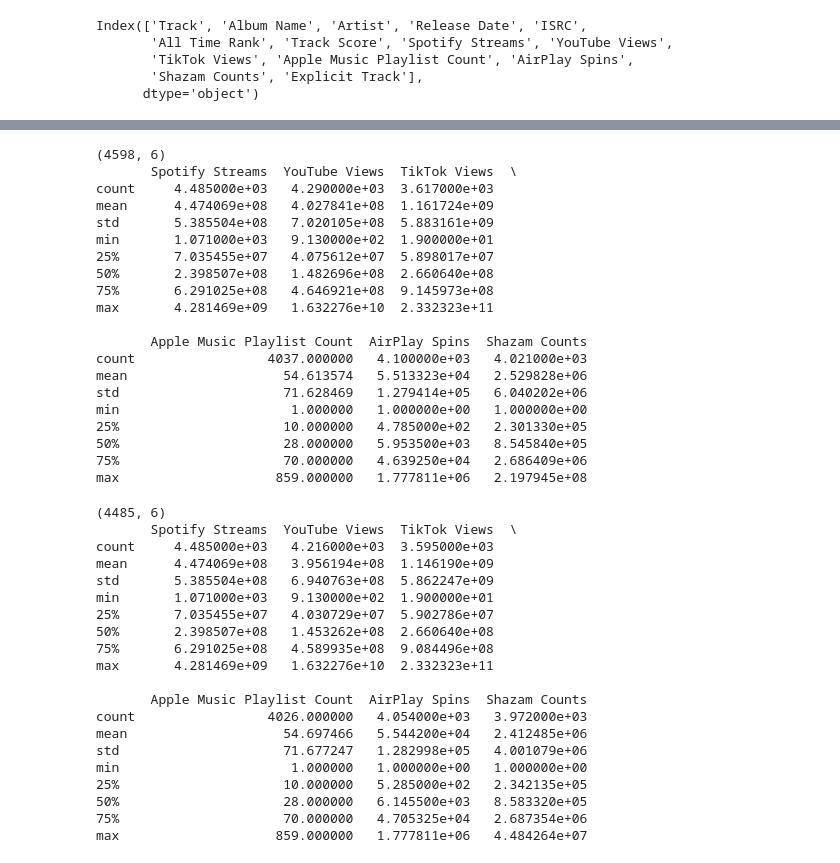
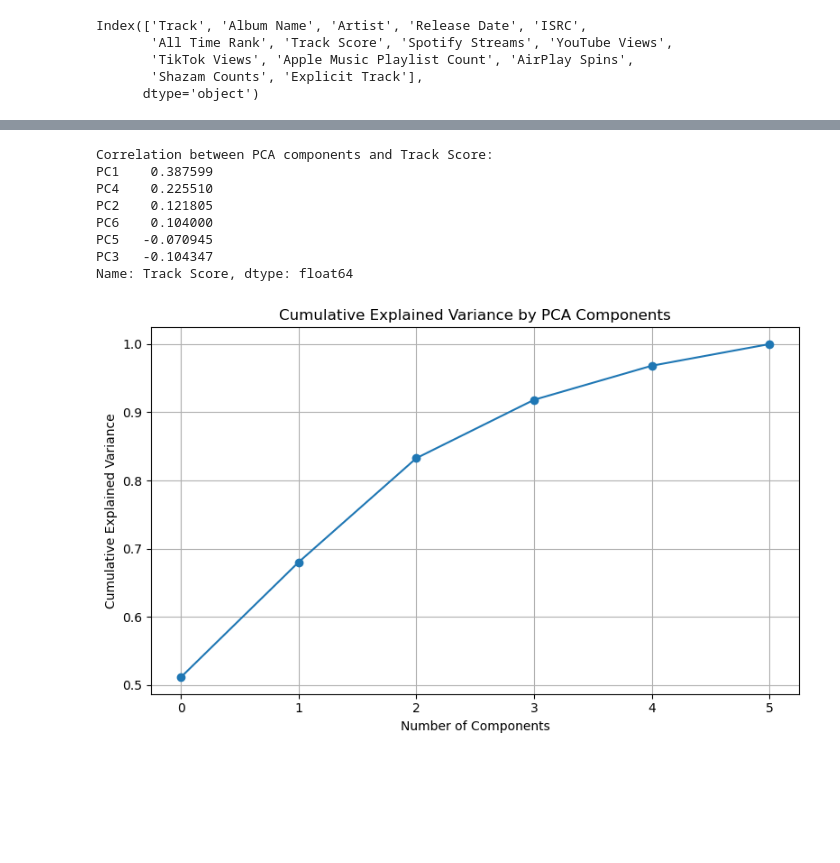
Before and after one commit to AdenAthar/trendify, a Jupyter notebook: Trendify.ipynb, the cells around one changed output, grey strips where cells are left out. Drawn from its saved outputs; the diff is of its cells as text; code cells hidden in the pictures; blank space fills up the shorter version.

```diff
--- a/Trendify.ipynb
+++ b/Trendify.ipynb
@@ -181,61 +182,26 @@ dtype: int64
 # %%
-# Step 2: Convert everything to numeric (in case there are strings)
-
-for col in pca_data.columns:
-    pca_data[col] = (
-        pca_data[col].astype(str).str.replace(',', '', regex=False)
-    )
-    pca_data[col] = pd.to_numeric(pca_data[col], errors='coerce')
-
-print(pca_data.shape)
-print(pca_data.describe())
+# Show correlation between each principal component and Track Score
+correlations = pca_df.corr()['Track Score'].drop('Track Score')
+print("Correlation between PCA components and Track Score:")
+print(correlations.sort_values(ascending=False))
 # %% [output]
-(4598, 6)
-       Spotify Streams  YouTube Views  TikTok Views  \
-count     4.485000e+03   4.290000e+03  3.617000e+03
-mean      4.474069e+08   4.027841e+08  1.161724e+09
-std       5.385504e+08   7.020105e+08  5.883161e+09
-min       1.071000e+03   9.130000e+02  1.900000e+01
-25%       7.035455e+07   4.075612e+07  5.898017e+07
-50%       2.398507e+08   1.482696e+08  2.660640e+08
-75%       6.291025e+08   4.646921e+08  9.145973e+08
-max       4.281469e+09   1.632276e+10  2.332323e+11
-
-       Apple Music Playlist Count  AirPlay Spins  Shazam Counts
-count                 4037.000000   4.100000e+03   4.021000e+03
-mean                    54.613574   5.513323e+04   2.529828e+06
-std                     71.628469   1.279414e+05   6.040202e+06
-min                      1.000000   1.000000e+00   1.000000e+00
-25%                     10.000000   4.785000e+02   2.301330e+05
-50%                     28.000000   5.953500e+03   8.545840e+05
-75%                     70.000000   4.639250e+04   2.686409e+06
-max                    859.000000   1.777811e+06   2.197945e+08
+Correlation between PCA components and Track Score:
+PC1    0.387599
+PC4    0.225510
+PC2    0.121805
+PC6    0.104000
+PC5   -0.070945
+PC3   -0.104347
+Name: Track Score, dtype: float64
 # %%
-# Drop rows with missing or zero Spotify Streams
-pca_data = pca_data[(pca_data['Spotify Streams'].notna()) & (pca_data['Spotify Streams'] > 0)]
-
-
-print(pca_data.shape)
-print(pca_data.describe())
+plt.figure(figsize=(8, 5))
+plt.plot(np.cumsum(pca.explained_variance_ratio_), marker='o')
+plt.title('Cumulative Explained Variance by PCA Components')
+plt.xlabel('Number of Components')
+plt.ylabel('Cumulative Explained Variance')
+plt.grid(True)
+plt.tight_layout()
+plt.show()
 # %% [output]
-(4485, 6)
-       Spotify Streams  YouTube Views  TikTok Views  \
-count     4.485000e+03   4.216000e+03  3.595000e+03
-mean      4.474069e+08   3.956194e+08  1.146190e+09
-std       5.385504e+08   6.940763e+08  5.862247e+09
-min       1.071000e+03   9.130000e+02  1.900000e+01
-25%       7.035455e+07   4.030729e+07  5.902786e+07
-50%       2.398507e+08   1.453262e+08  2.660640e+08
-75%       6.291025e+08   4.589935e+08  9.084496e+08
-max       4.281469e+09   1.632276e+10  2.332323e+11
-
-       Apple Music Playlist Count  AirPlay Spins  Shazam Counts
-count                 4026.000000   4.054000e+03   3.972000e+03
-mean                    54.697466   5.544200e+04   2.412485e+06
-std                     71.677247   1.282998e+05   4.001079e+06
-min                      1.000000   1.000000e+00   1.000000e+00
-25%                     10.000000   5.285000e+02   2.342135e+05
-50%                     28.000000   6.145500e+03   8.583320e+05
-75%                     70.000000   4.705325e+04   2.687354e+06
-max                    859.000000   1.777811e+06   4.484264e+07
+[figure, added]
 # %%
```
Also changed, not shown: parts of 14 cells of this notebook, 3 other files.
